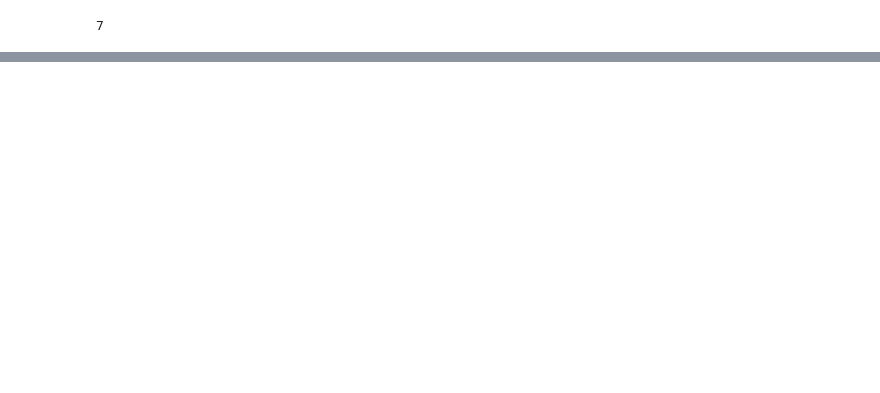
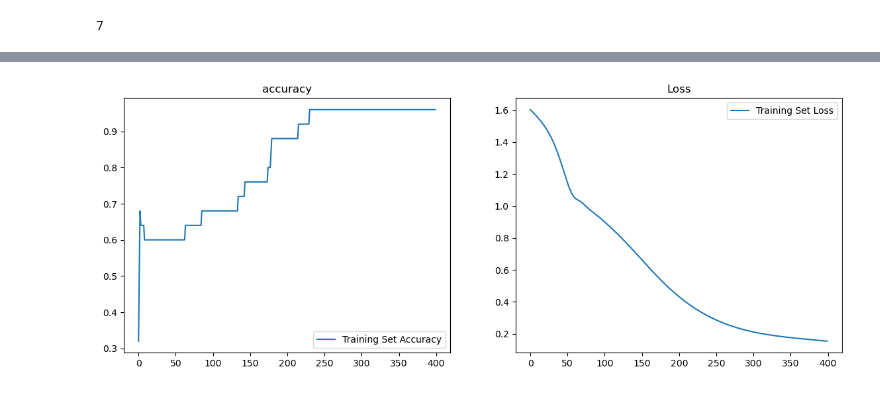
Before and after one commit to riswan29/DatasetNLP, a Jupyter notebook: museum.ipynb, the cells around one changed output, grey strips where cells are left out. Cells and saved outputs as stored; diff of their text form; code cells hidden in the pictures; blank space fills up the shorter version.

Commit message:
add output and change json file

```diff
--- a/museum.ipynb
+++ b/museum.ipynb
@@ -153,5 +157,5 @@ print(y_train)
 # %%
-input_shape = x_train.shape[1]
+input_shape = MuseBot_train.shape[1]
 print(input_shape)
 # %% [output]
 7
@@ -161,6 +165,6 @@ vocabulary = len(tokenizer.word_index)
 print("number of unique words : ", vocabulary)
 
 # output length
-output_length = le.acclasses_.shape[2]
+output_length = le.classes_.shape[0]
 print("output length: ", output_length)
 # %% [output]
@@ -168,0 +179,11 @@ AttributeError: 'LabelEncoder' object has no attribute 'acclasses_'
+# %%
+# Creating the model (Membuat Modeling)
+i = Input(shape=(input_shape,))
+MuseBot = Embedding(vocabulary+1,10)(i) # Layer Embedding
+MuseBot = LSTM(10, return_sequences=True)(MuseBot) # Layer Long Short Term Memory
+MuseBot = Flatten()(MuseBot) # Layer Flatten
+MuseBot = Dense(output_length, activation="softmax")(MuseBot) # Layer Dense
+model  = Model(i,MuseBot)
+
+# Compiling the model (Kompilasi Model)
+model.compile(loss="sparse_categorical_crossentropy", optimizer='adam', metrics=['accuracy'])
@@ -168,0 +213,3 @@ AttributeError: 'LabelEncoder' object has no attribute 'acclasses_'
+# %%
+# Training the model (Latih model data sampai 400 kali)
+train = model.fit(MuseBot_train, y_train, epochs=400)
@@ -168,0 +234,14 @@ AttributeError: 'LabelEncoder' object has no attribute 'acclasses_'
+# %%
+plt.figure(figsize=(14, 5))
+plt.subplot(1, 2, 1)
+plt.plot(train.history['accuracy'],label='Training Set Accuracy')
+plt.legend(loc='lower right')
+plt.title('accuracy')
+
+plt.subplot(1, 2, 2)
+plt.plot(train.history['loss'],label='Training Set Loss')
+plt.legend(loc='upper right')
+plt.title('Loss')
+plt.show()
+# %% [output]
+[figure, added]
```
Also changed, not shown: parts of 16 cells of this notebook, 3 other files.
